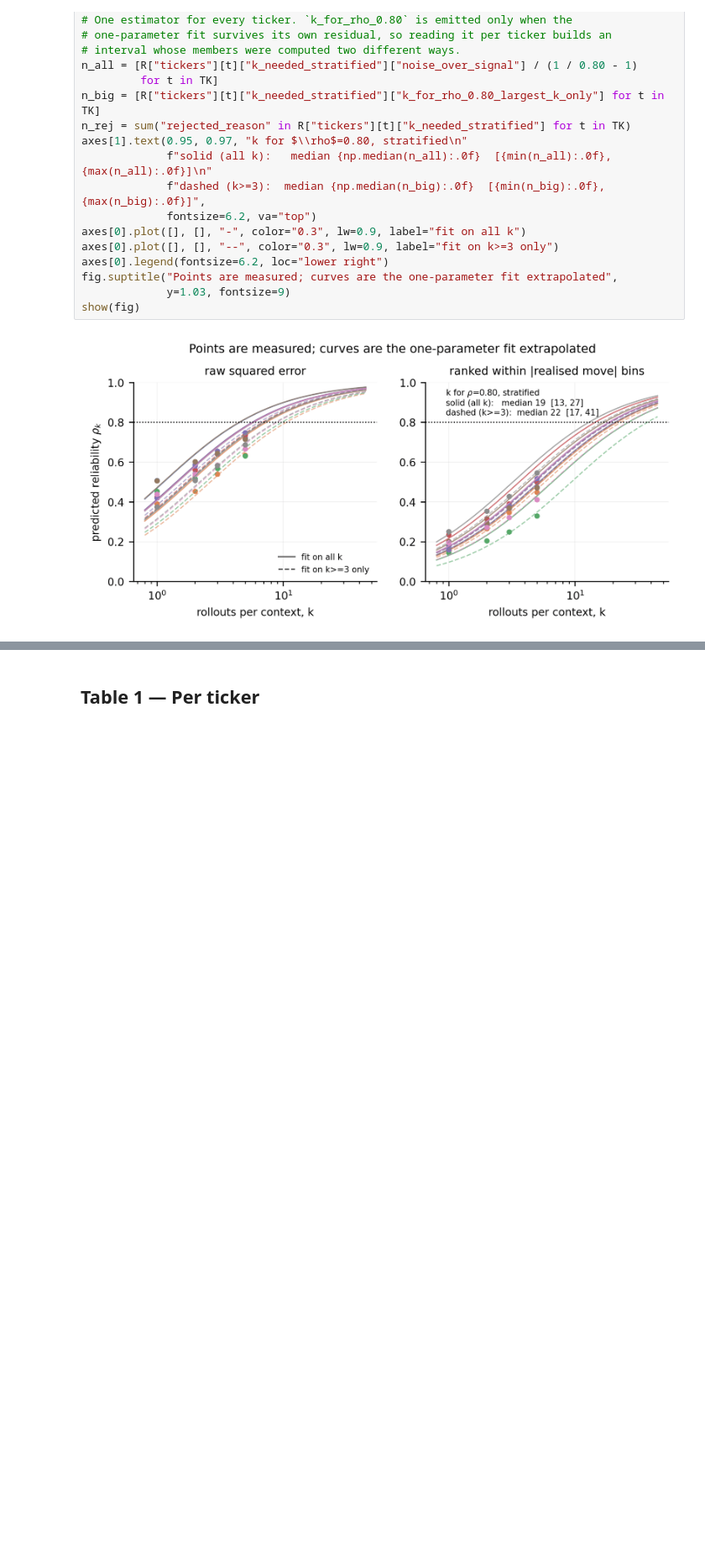
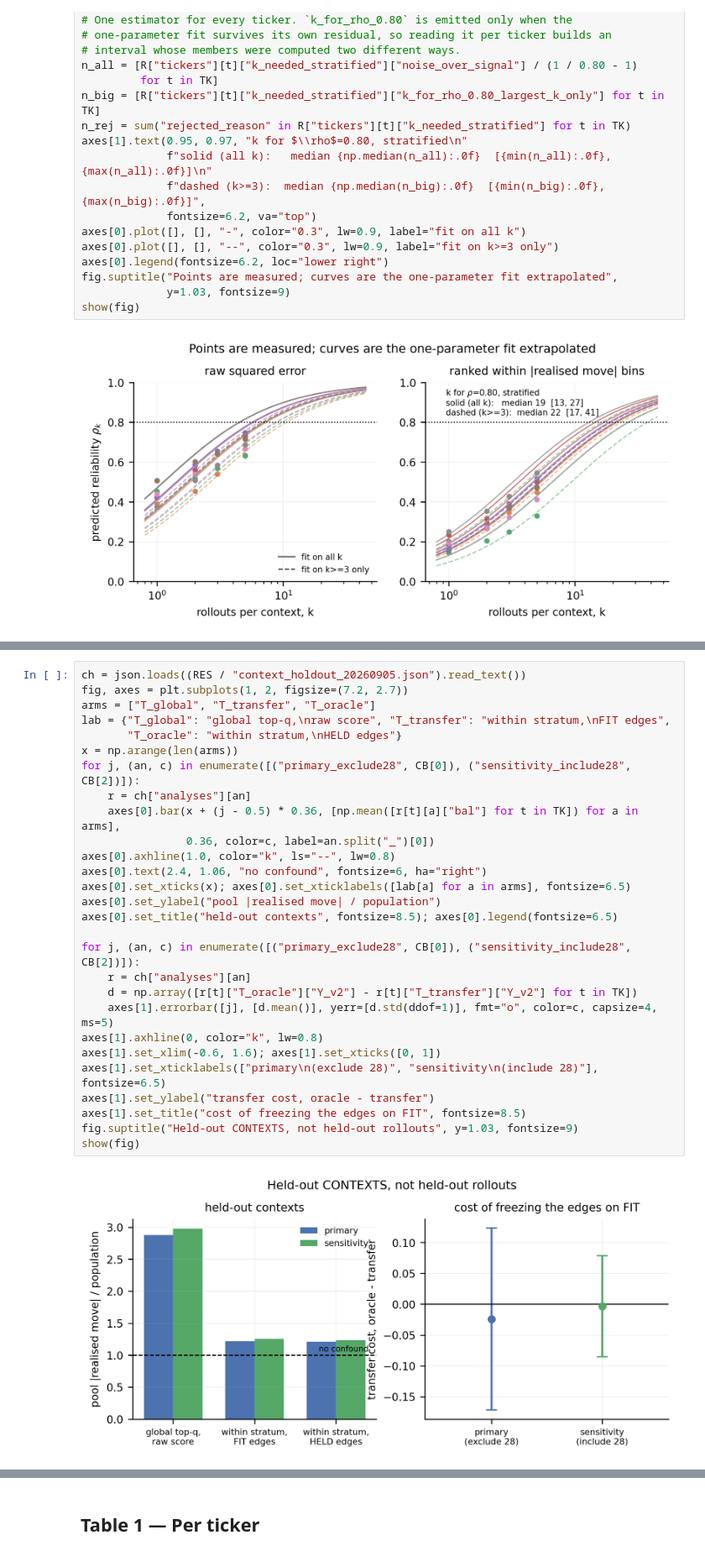
Before and after one commit to KangOxford/md-u6gb, a Jupyter notebook: tasks/continual_learning/failure_pool_reliability.ipynb, the cells around one changed output, grey strips where cells are left out. Shown at 84% size. Drawn from its saved outputs; the diff is of its cells as text; blank space fills up the shorter version.

```diff
--- a/tasks/continual_learning/failure_pool_reliability.ipynb
+++ b/tasks/continual_learning/failure_pool_reliability.ipynb
@@ -332,0 +341,30 @@ show(fig)
+# %%
+ch = json.loads((RES / "context_holdout_20260905.json").read_text())
+fig, axes = plt.subplots(1, 2, figsize=(7.2, 2.7))
+arms = ["T_global", "T_transfer", "T_oracle"]
+lab = {"T_global": "global top-q,\nraw score", "T_transfer": "within stratum,\nFIT edges",
+       "T_oracle": "within stratum,\nHELD edges"}
+x = np.arange(len(arms))
+for j, (an, c) in enumerate([("primary_exclude28", CB[0]), ("sensitivity_include28", CB[2])]):
+    r = ch["analyses"][an]
+    axes[0].bar(x + (j - 0.5) * 0.36, [np.mean([r[t][a]["bal"] for t in TK]) for a in arms],
+                0.36, color=c, label=an.split("_")[0])
+axes[0].axhline(1.0, color="k", ls="--", lw=0.8)
+axes[0].text(2.4, 1.06, "no confound", fontsize=6, ha="right")
+axes[0].set_xticks(x); axes[0].set_xticklabels([lab[a] for a in arms], fontsize=6.5)
+axes[0].set_ylabel("pool |realised move| / population")
+axes[0].set_title("held-out contexts", fontsize=8.5); axes[0].legend(fontsize=6.5)
+
+for j, (an, c) in enumerate([("primary_exclude28", CB[0]), ("sensitivity_include28", CB[2])]):
+    r = ch["analyses"][an]
+    d = np.array([r[t]["T_oracle"]["Y_v2"] - r[t]["T_transfer"]["Y_v2"] for t in TK])
+    axes[1].errorbar([j], [d.mean()], yerr=[d.std(ddof=1)], fmt="o", color=c, capsize=4, ms=5)
+axes[1].axhline(0, color="k", lw=0.8)
+axes[1].set_xlim(-0.6, 1.6); axes[1].set_xticks([0, 1])
+axes[1].set_xticklabels(["primary\n(exclude 28)", "sensitivity\n(include 28)"], fontsize=6.5)
+axes[1].set_ylabel("transfer cost, oracle - transfer")
+axes[1].set_title("cost of freezing the edges on FIT", fontsize=8.5)
+fig.suptitle("Held-out CONTEXTS, not held-out rollouts", y=1.03, fontsize=9)
+show(fig)
+# %% [output]
+[figure, added]
```
Also changed, not shown: parts of 2 cells of this notebook, 2 other files.
